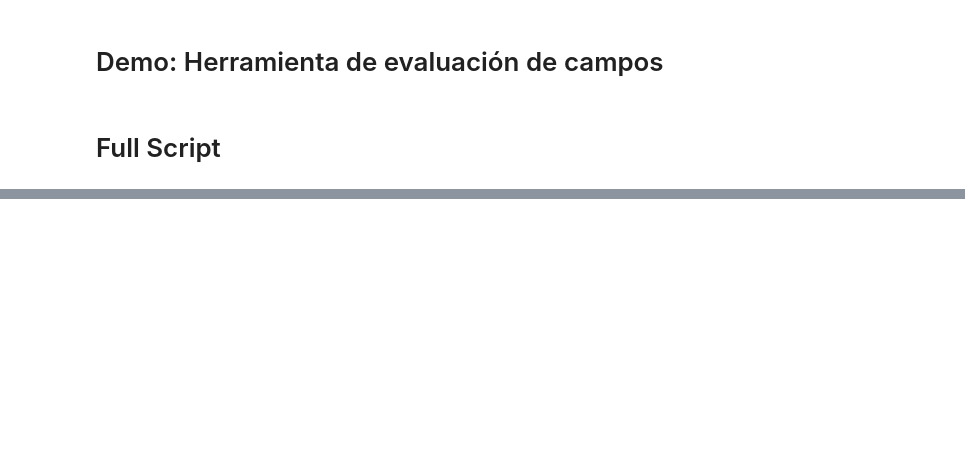
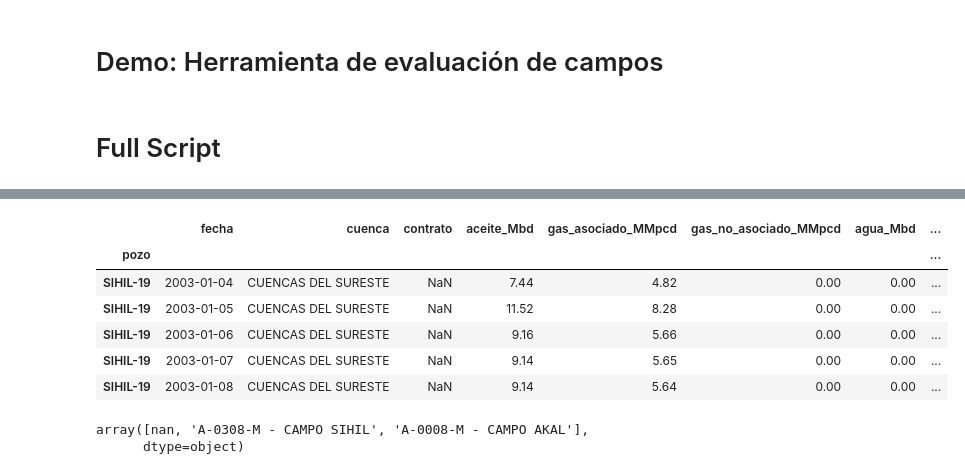
Before and after one commit to eliasft/projects, a Jupyter notebook: demo_BETA.ipynb, the cells around one changed output, grey strips where cells are left out. Drawn from its saved outputs; the diff is of its cells as text; code cells hidden in the pictures; blank space fills up the shorter version.

```diff
--- a/demo_BETA.ipynb
+++ b/demo_BETA.ipynb
@@ -1969,0 +2005,13 @@ ax = sns.lineplot(x='fecha', y="tipo3_alta", data=perfil, estimator='mean',err_s
+# %%
+display(resultados.head())
+display(pd.unique(resultados.contrato))
+# %% [output]
+|  | fecha | cuenca | contrato | aceite_Mbd | gas_asociado_MMpcd | gas_no_asociado_MMpcd | agua_Mbd | ... |
+| pozo |  |  |  |  |  |  |  | ... |
+| SIHIL-19 | 2003-01-04 | CUENCAS DEL SURESTE | NaN | 7.44 | 4.82 | 0.00 | 0.00 | ... |
+| SIHIL-19 | 2003-01-05 | CUENCAS DEL SURESTE | NaN | 11.52 | 8.28 | 0.00 | 0.00 | ... |
+| SIHIL-19 | 2003-01-06 | CUENCAS DEL SURESTE | NaN | 9.16 | 5.66 | 0.00 | 0.00 | ... |
+| SIHIL-19 | 2003-01-07 | CUENCAS DEL SURESTE | NaN | 9.14 | 5.65 | 0.00 | 0.00 | ... |
+| SIHIL-19 | 2003-01-08 | CUENCAS DEL SURESTE | NaN | 9.14 | 5.64 | 0.00 | 0.00 | ... |
+array([nan, 'A-0308-M - CAMPO SIHIL', 'A-0008-M - CAMPO AKAL'],
+      dtype=object)
```
Also changed, not shown: parts of 7 cells of this notebook.
